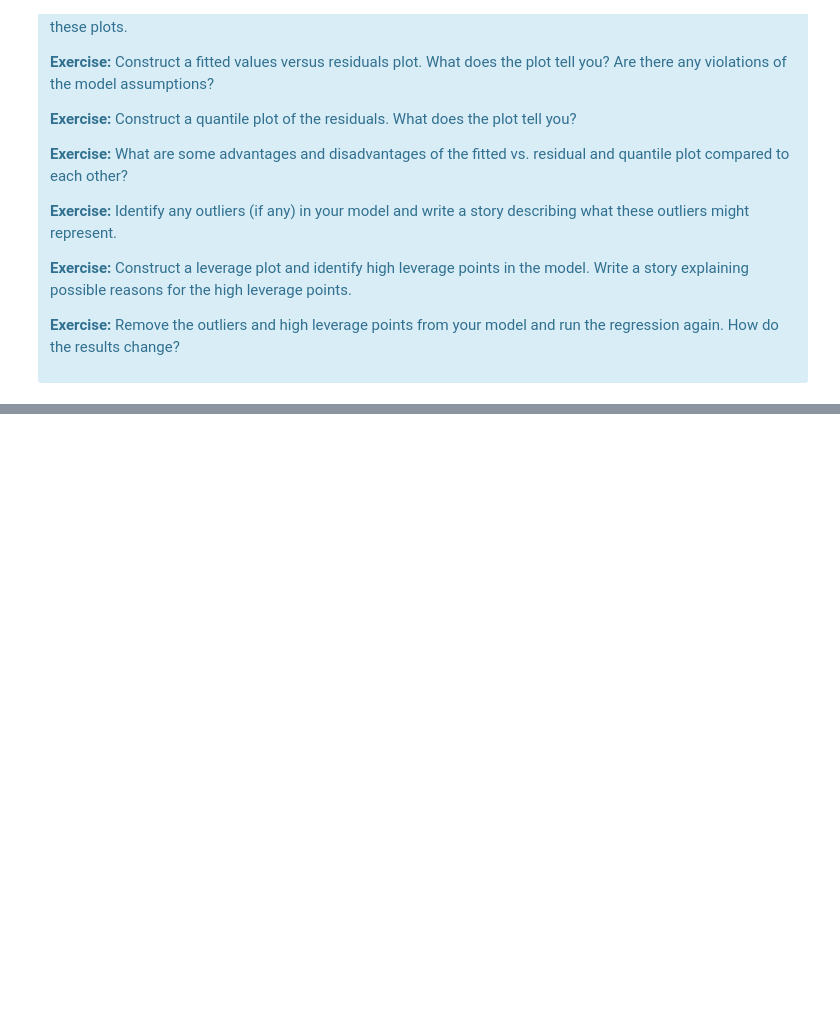
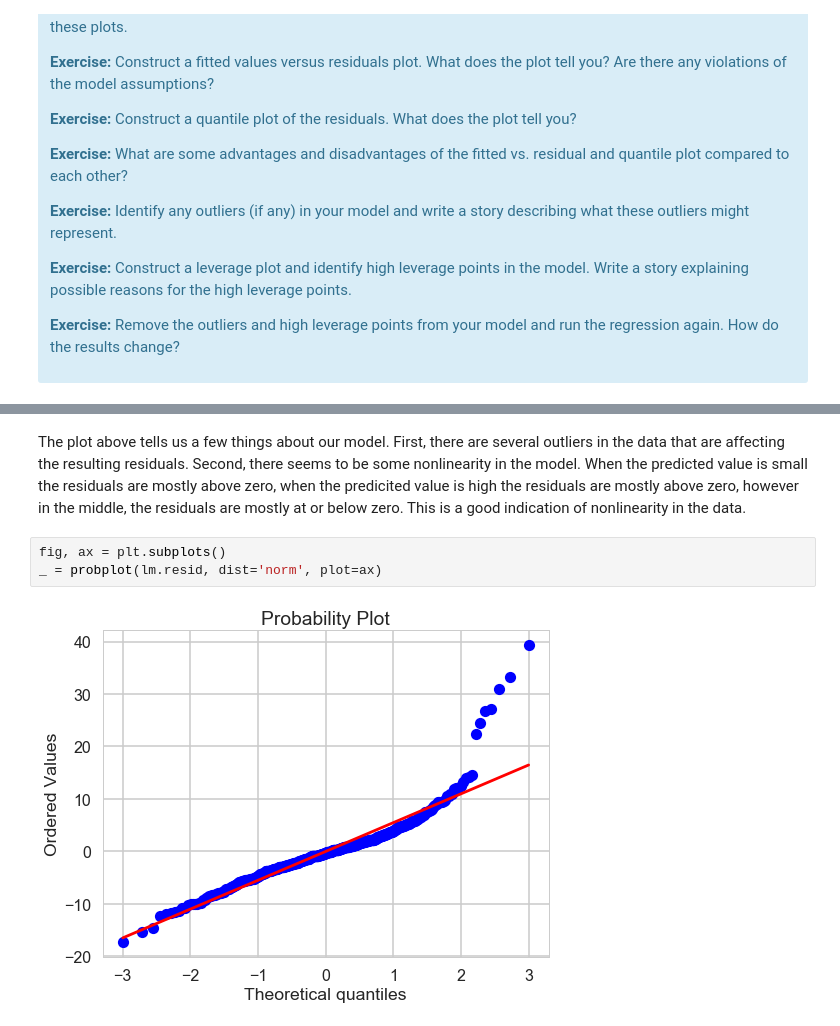
Before and after one commit to tsansom/Springboard-Data-Science, a Jupyter notebook: mini_projects/machine_learning/linear_regression/Mini_Project_Linear_Regression.ipynb, the cells around one changed output, grey strips where cells are left out. Saved outputs shown, nothing was run; the diff lists cells and outputs as text; blank space fills up the shorter version.

```diff
--- a/mini_projects/machine_learning/linear_regression/Mini_Project_Linear_Regression.ipynb
+++ b/mini_projects/machine_learning/linear_regression/Mini_Project_Linear_Regression.ipynb
@@ -973,0 +983,7 @@ There are some other issues that are important investigate with linear regressio
+# %% [markdown]
+The plot above tells us a few things about our model. First, there are several outliers in the data that are affecting the resulting residuals. Second, there seems to be some nonlinearity in the model. When the predicted value is small the residuals are mostly above zero, when the predicited value is high the residuals are mostly above zero, however in the middle, the residuals are mostly at or below zero. This is a good indication of nonlinearity in the data.
+# %%
+fig, ax = plt.subplots()
+_ = probplot(lm.resid, dist='norm', plot=ax)
+# %% [output]
+[figure, added]
```
Also changed, not shown: parts of 18 cells of this notebook.
